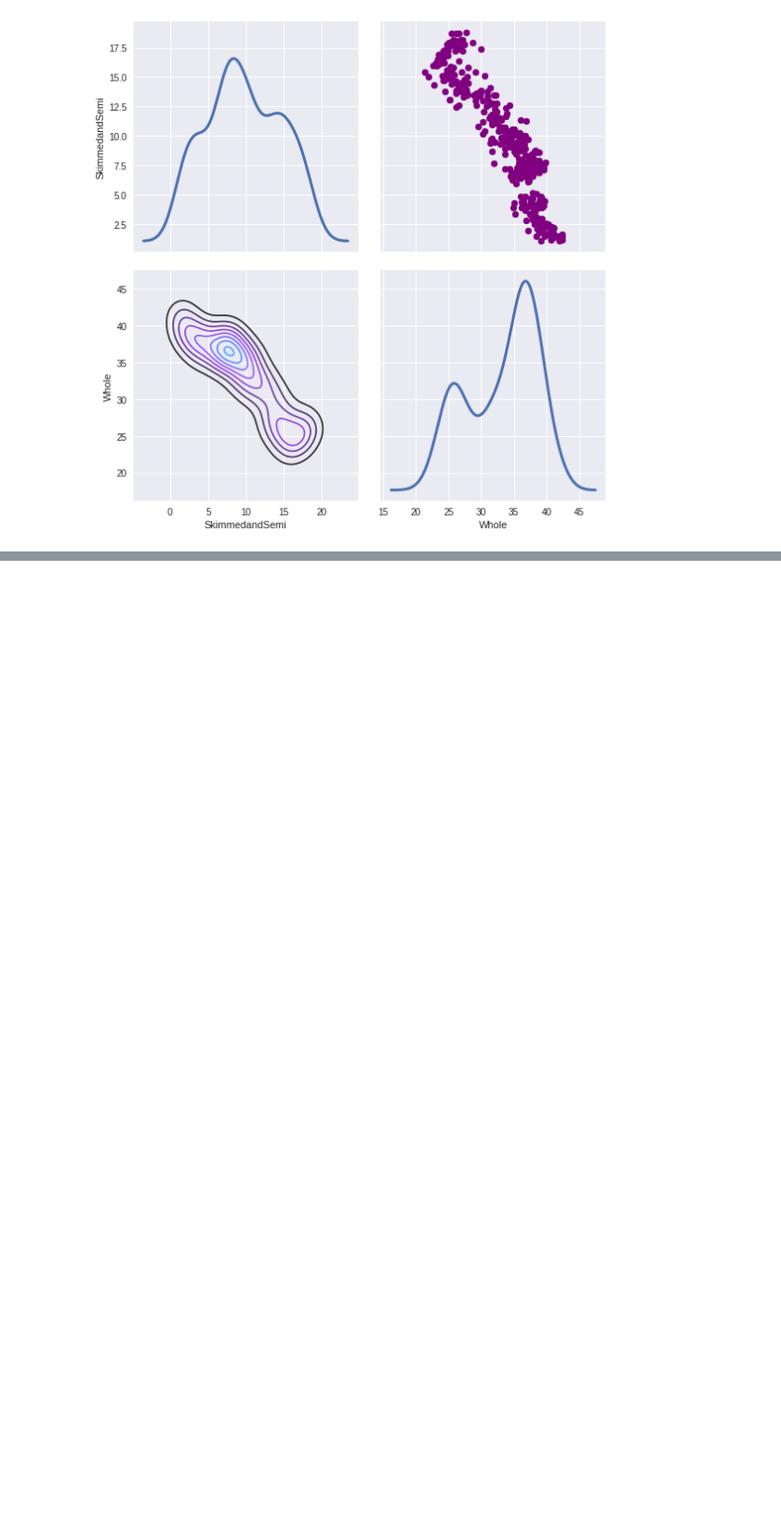
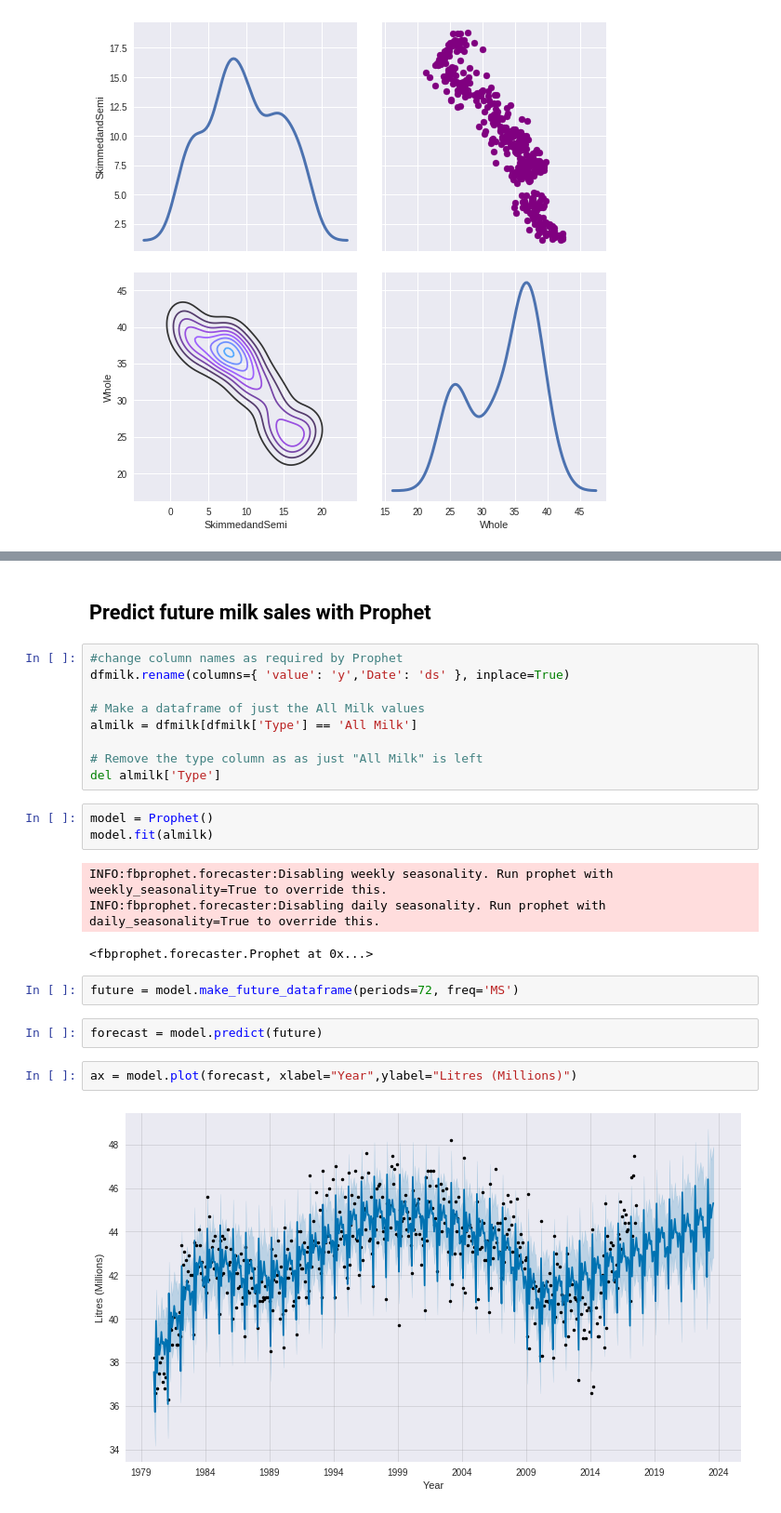
Before and after one commit to Ddscully/Irish-Milk-Sales, a Jupyter notebook: Milk_Sales.ipynb, the cells around one changed output, grey strips where cells are left out. Shown: that part at 93% size. Cells and saved outputs as stored; diff of their text form; blank space fills up the shorter version.

```diff
--- a/Milk_Sales.ipynb
+++ b/Milk_Sales.ipynb
@@ -163,0 +191,26 @@ sns.kdeplot(milkpvt['1985':].SkimmedandSemi, milkpvt['1985':].Whole, cmap='cool_
+# %% [markdown]
+## Predict future milk sales with Prophet
+# %%
+#change column names as required by Prophet
+dfmilk.rename(columns={ 'value': 'y','Date': 'ds' }, inplace=True)
+
+# Make a dataframe of just the All Milk values
+almilk = dfmilk[dfmilk['Type'] == 'All Milk']
+
+# Remove the type column as as just "All Milk" is left
+del almilk['Type']
+# %%
+model = Prophet()
+model.fit(almilk)
+# %% [output]
+INFO:fbprophet.forecaster:Disabling weekly seasonality. Run prophet with weekly_seasonality=True to override this.
+INFO:fbprophet.forecaster:Disabling daily seasonality. Run prophet with daily_seasonality=True to override this.
+<fbprophet.forecaster.Prophet at 0x...>
+# %%
+future = model.make_future_dataframe(periods=72, freq='MS')
+# %%
+forecast = model.predict(future)
+# %%
+ax = model.plot(forecast, xlabel="Year",ylabel="Litres (Millions)")
+# %% [output]
+[figure, added]
```
Also changed, not shown: parts of 21 cells of this notebook.
